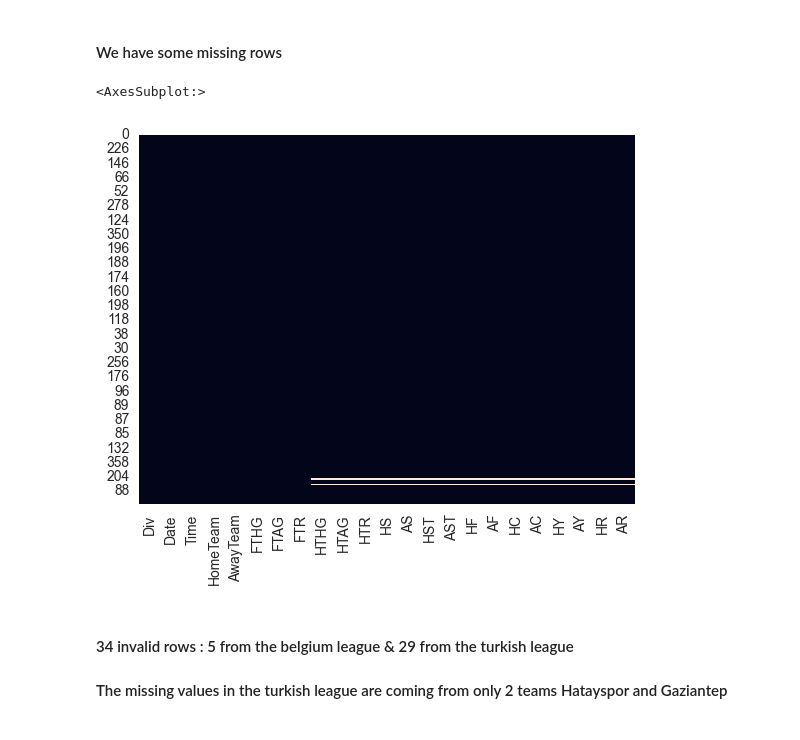
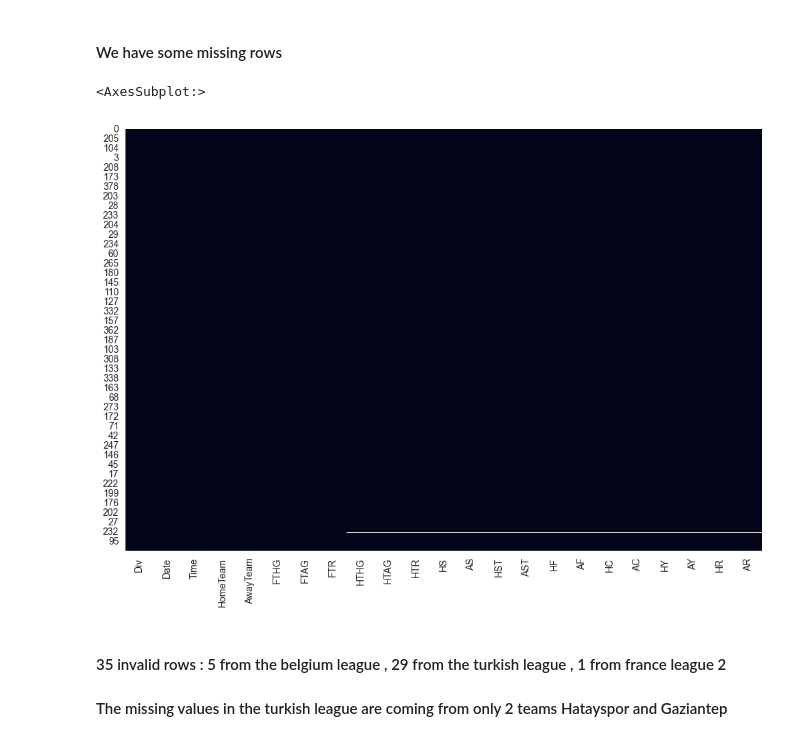
Before and after one commit to zak-soussi/Football_Match_Prediction, a Jupyter notebook: data_collection.ipynb, the cells around one changed output. Drawn from its saved outputs; the diff is of its cells as text; code cells hidden in the pictures.

Commit message:
collecting more leagues

```diff
--- a/data_collection.ipynb
+++ b/data_collection.ipynb
@@ -76,12 +79,13 @@ for country in countries:
 # %% [markdown]
 #### We have some missing rows
 # %%
+plt.figure(figsize=(12,8))
 sns.heatmap(global_csv.isna(),cbar=False)
 # %% [output]
 <AxesSubplot:>
-[figure, old version]
+[figure, new version]
 # %% [markdown]
-#### 34 invalid rows : 5 from the belgium league & 29 from the turkish league
+#### 35 invalid rows : 5 from the belgium league , 29 from the turkish league , 1 from france league 2
 #### The missing values in the turkish league are coming from only 2 teams Hatayspor and Gaziantep
 # %%
 missing_rows = global_csv[global_csv.isna().any(axis=1)]
```
Also changed, not shown: parts of 7 cells of this notebook, 1 other file.
